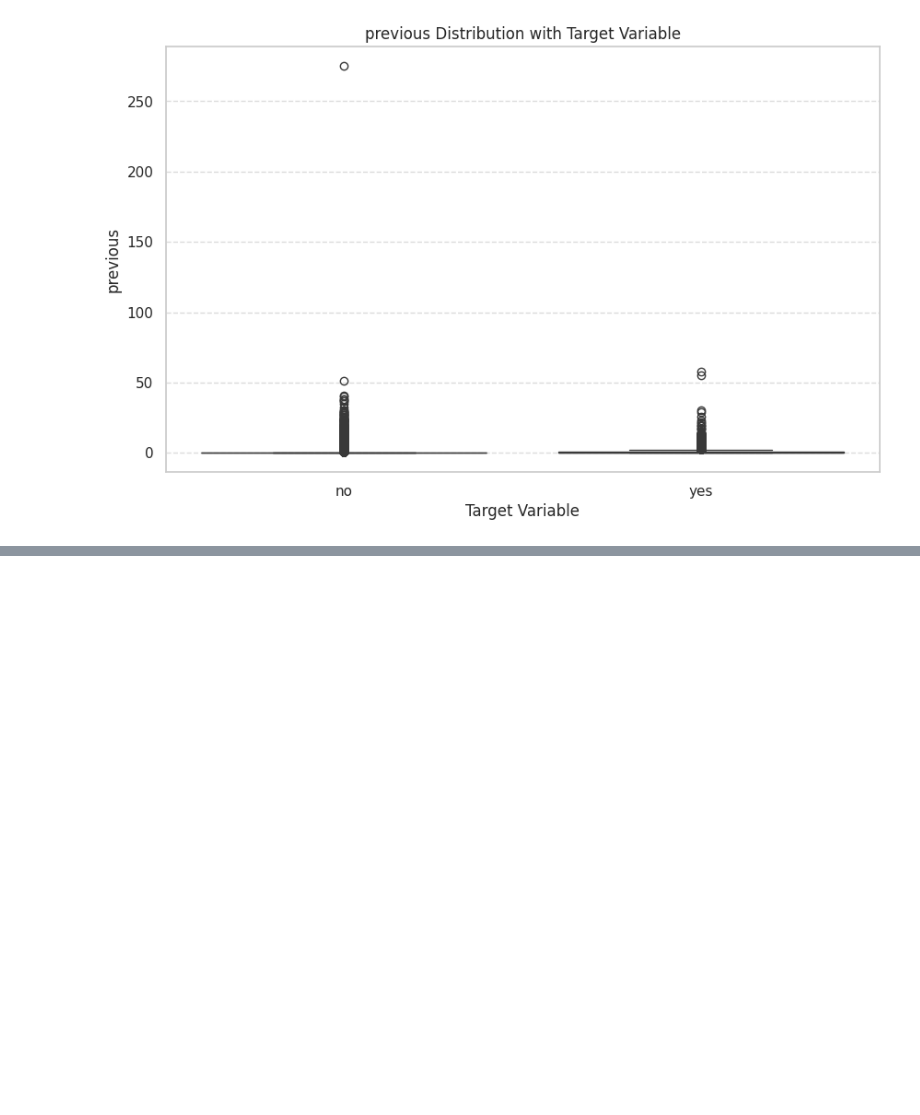
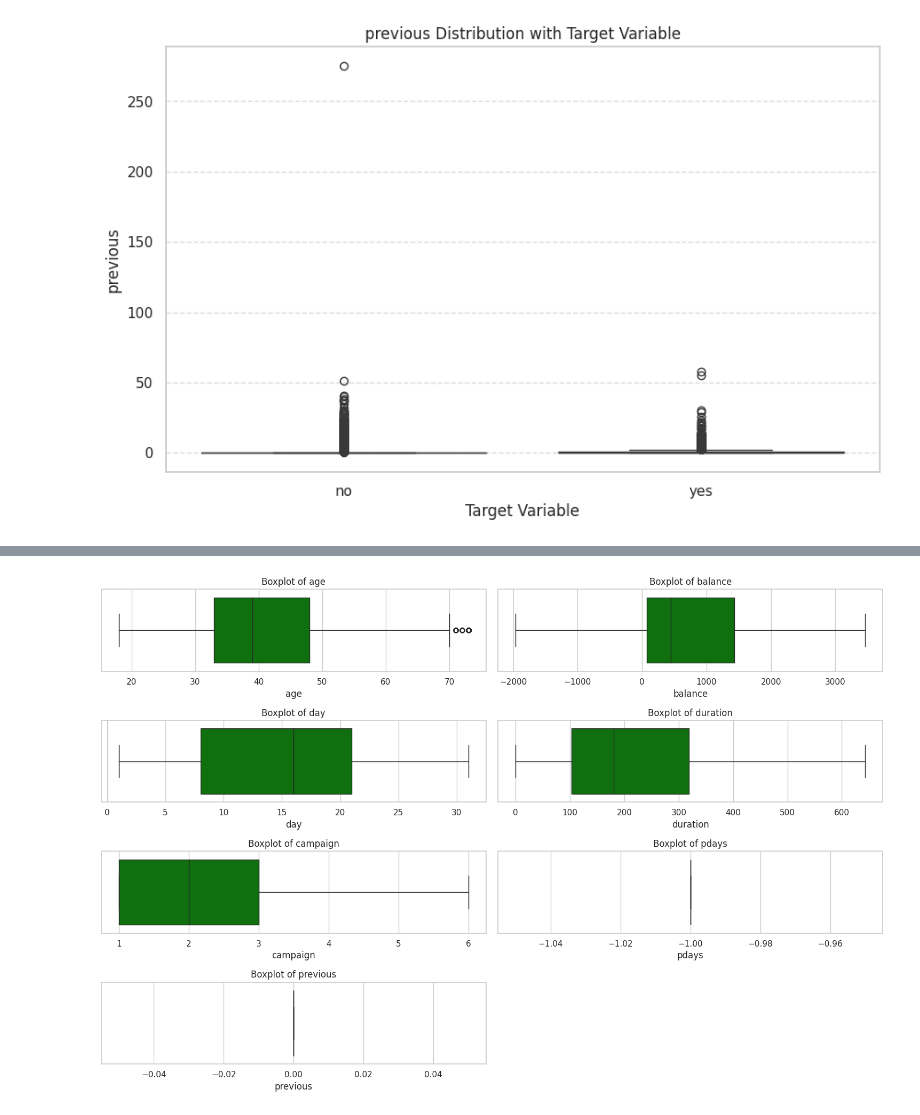
Before and after one commit to PrabhaviWKP/Machine-Learning, a Jupyter notebook: notebooks/2604CW.ipynb, the cells around one changed output, grey strips where cells are left out. Drawn from its saved outputs; the diff is of its cells as text; code cells hidden in the pictures; blank space fills up the shorter version.

```diff
--- a/notebooks/2604CW.ipynb
+++ b/notebooks/2604CW.ipynb
@@ -260,0 +273,30 @@ for col in numerical_columns:
+# %%
+# Function to cap outliers using IQR method
+def cap_outliers(df, column):
+    Q1 = df[column].quantile(0.25)
+    Q3 = df[column].quantile(0.77)
+    IQR = Q3 - Q1
+    lower_bound = Q1 - 1.5 * IQR
+    upper_bound = Q3 + 1.5 * IQR
+    df[column] = np.where(df[column] > upper_bound, upper_bound, df[column])
+    df[column] = np.where(df[column] < lower_bound, lower_bound, df[column])
+    return df
+
+# List of numerical columns
+numerical_columns = ['age', 'balance', 'day', 'duration', 'campaign', 'pdays', 'previous']
+
+# Apply capping to numerical columns
+for column in numerical_columns:
+    data = cap_outliers(data, column)
+# %%
+# Create a figure to display all boxplots in one picture
+plt.figure(figsize=(15, 10))
+for i, column in enumerate(numerical_columns, 1):
+    plt.subplot(len(numerical_columns) // 2 + 1, 2, i)
+    sns.boxplot(x=data[column], color='green')
+    plt.title(f'Boxplot of {column}')
+    plt.xlabel(column)
+plt.tight_layout()
+plt.show()
+# %% [output]
+[figure, added]
```
Also changed, not shown: parts of 1 cell of this notebook.
